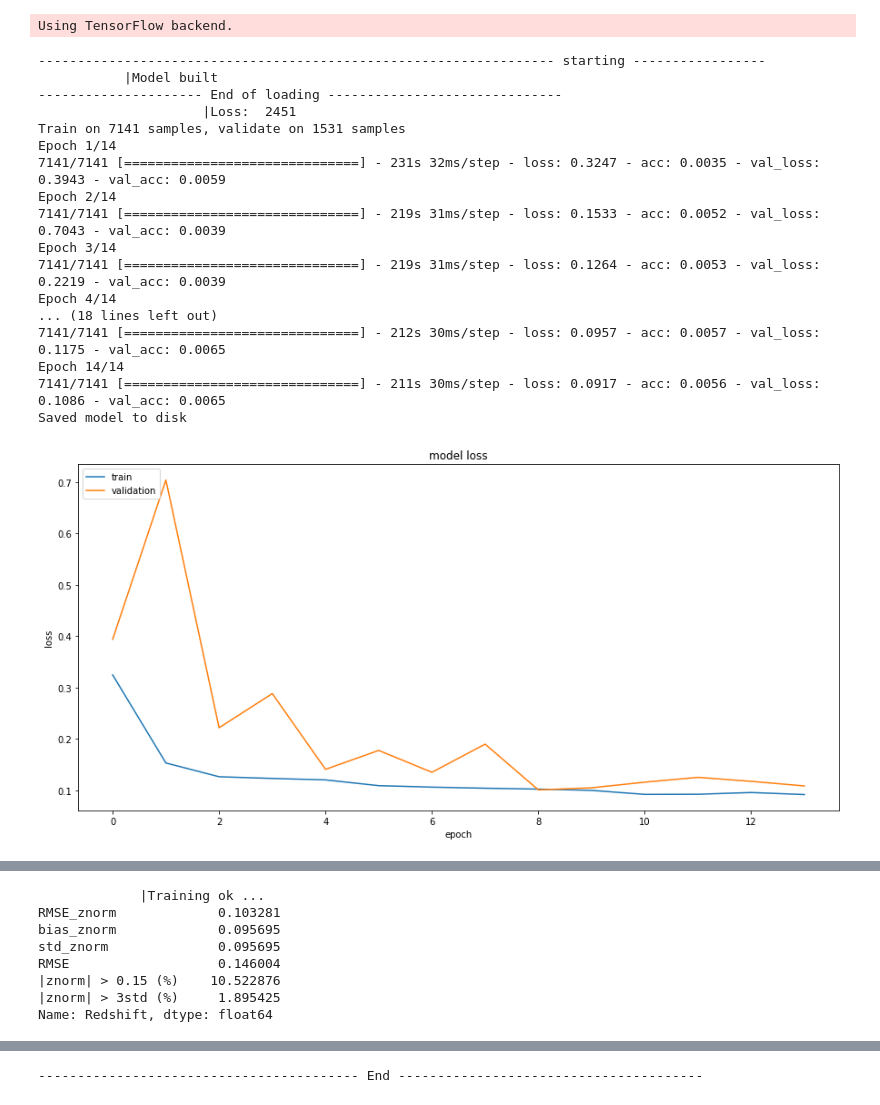
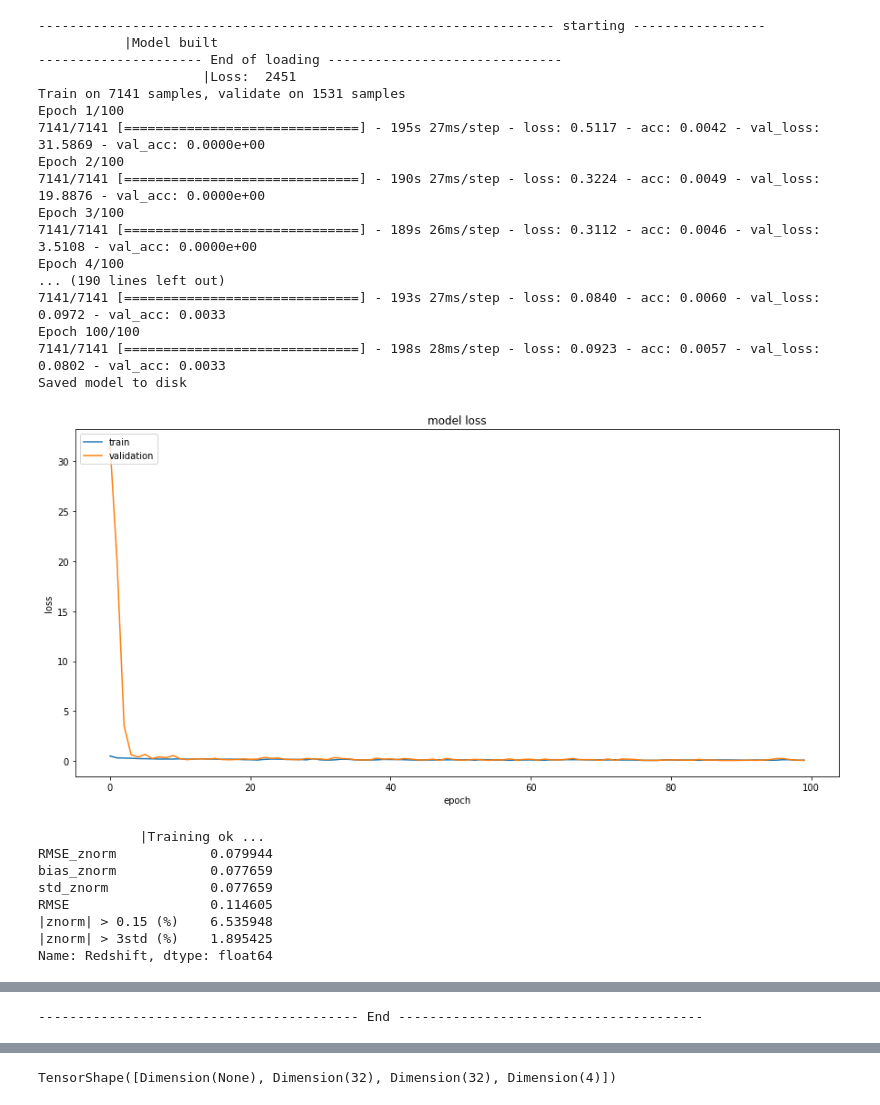
Before and after one commit to oussissa123/redshit_estimation, a Jupyter notebook: new/residual_network.ipynb, the cells around one changed output, grey strips where cells are left out. Cells and saved outputs as stored; diff of their text form; code cells hidden in the pictures.

Commit message:
resudial model

```diff
--- a/new/residual_network.ipynb
+++ b/new/residual_network.ipynb
@@ -4,51 +4,59 @@ from keras.layers import Input as I
 from utils import *
 
 print('------------------------------------------------------------------ starting -----------------')
-batch_size = 128
+batch_size = 256
+epoch = 100
 data = '../data/csvs/galaxies/all1_.csv';
 dir_img = '../data/images/galaxies1/all/*.npy'
 
 model = get_basic_residual_model(layer_number = 12, k = 3, start_size = 8)
 
 print('           |Model built')
 
 X_Train, Y_Train, X_Test, Y_Test, X_Valid, Y_Valid = get_train_test_valid_data_galaxy(data,dir_img,test_size=0.3, valid_size = 0.5)
 
-history = model.fit(X_Train, Y_Train, validation_data=(X_Valid, Y_Valid), epochs=14, batch_size=batch_size, verbose=1)
+history = model.fit(X_Train, Y_Train, validation_data=(X_Valid, Y_Valid), epochs=epoch, batch_size=batch_size, verbose=1)
 #batch_size = 10#128
 #data = '../data/csvs/galaxies/all1_.csv';
 #dir_img = '../data/images/galaxies1/all'
 
 #Saving ploting
 save_model(model, './model_residual.json')
 plot_history(history);
 
 print('             |Training ok ...')
 
 #Testing and ploting of result
 predict = model.predict(X_Test, batch_size=batch_size).reshape(-1)
 result = compute_metrics(Y_Test, predict, 'Redshift')
 print(result)
 plot_result(Y_Test, predict)
 
 print('----------------------------------------- End ---------------------------------------')
 # %% [output]
-Using TensorFlow backend.
+------------------------------------------------------------------ starting -----------------
+           |Model built
+--------------------- End of loading ------------------------------
+                     |Loss:  2451
+Train on 7141 samples, validate on 1531 samples
+Epoch 1/100
+7141/7141 [==============================] - 195s 27ms/step - loss: 0.5117 - acc: 0.0042 - val_loss: 31.5869 - val_acc: 0.0000e+00
+Epoch 2/100
+7141/7141 [==============================] - 190s 27ms/step - loss: 0.3224 - acc: 0.0049 - val_loss: 19.8876 - val_acc: 0.0000e+00
+Epoch 3/100
+7141/7141 [==============================] - 189s 26ms/step - loss: 0.3112 - acc: 0.0046 - val_loss: 3.5108 - val_acc: 0.0000e+00
+Epoch 4/100
+... (190 lines left out)
+7141/7141 [==============================] - 193s 27ms/step - loss: 0.0840 - acc: 0.0060 - val_loss: 0.0972 - val_acc: 0.0033
+Epoch 100/100
+7141/7141 [==============================] - 198s 28ms/step - loss: 0.0923 - acc: 0.0057 - val_loss: 0.0802 - val_acc: 0.0033
+Saved model to disk
+[figure, new version]
------------------------------------------------------------------- starting -----------------
-           |Model built
---------------------- End of loading ------------------------------
-                     |Loss:  2451
-Train on 7141 samples, validate on 1531 samples
-Epoch 1/14
-7141/7141 [==============================] - 231s 32ms/step - loss: 0.3247 - acc: 0.0035 - val_loss: 0.3943 - val_acc: 0.0059
-Epoch 2/14
-7141/7141 [==============================] - 219s 31ms/step - loss: 0.1533 - acc: 0.0052 - val_loss: 0.7043 - val_acc: 0.0039
-Epoch 3/14
-7141/7141 [==============================] - 219s 31ms/step - loss: 0.1264 - acc: 0.0053 - val_loss: 0.2219 - val_acc: 0.0039
-Epoch 4/14
-... (18 lines left out)
-7141/7141 [==============================] - 212s 30ms/step - loss: 0.0957 - acc: 0.0057 - val_loss: 0.1175 - val_acc: 0.0065
-Epoch 14/14
-7141/7141 [==============================] - 211s 30ms/step - loss: 0.0917 - acc: 0.0056 - val_loss: 0.1086 - val_acc: 0.0065
-Saved model to disk
+             |Training ok ...
+RMSE_znorm            0.079944
+bias_znorm            0.077659
+std_znorm             0.077659
+RMSE                  0.114605
+|znorm| > 0.15 (%)    6.535948
+|znorm| > 3std (%)    1.895425
+Name: Redshift, dtype: float64
-[figure, old version]
@@ -55,8 +64 @@ Saved model to disk
-             |Training ok ...
-RMSE_znorm             0.103281
-bias_znorm             0.095695
-std_znorm              0.095695
-RMSE                   0.146004
-|znorm| > 0.15 (%)    10.522876
-|znorm| > 3std (%)     1.895425
-Name: Redshift, dtype: float64
+----------------------------------------- End ---------------------------------------
@@ -64 +65,8 @@ Name: Redshift, dtype: float64
------------------------------------------ End ---------------------------------------
+# %%
+from utils2 import *
+from keras.layers import Input
+
+aa = get_basic_residual_block(Input(shape = (32,32,5)), 4)
+aa.shape
+# %% [output]
+TensorShape([Dimension(None), Dimension(32), Dimension(32), Dimension(4)])
```
Also changed, not shown: parts of 1 cell of this notebook, 2 other files.
